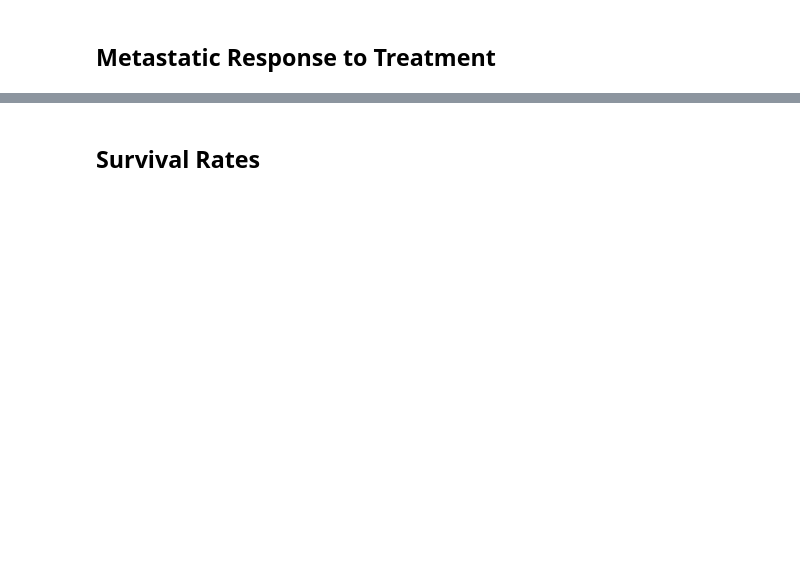
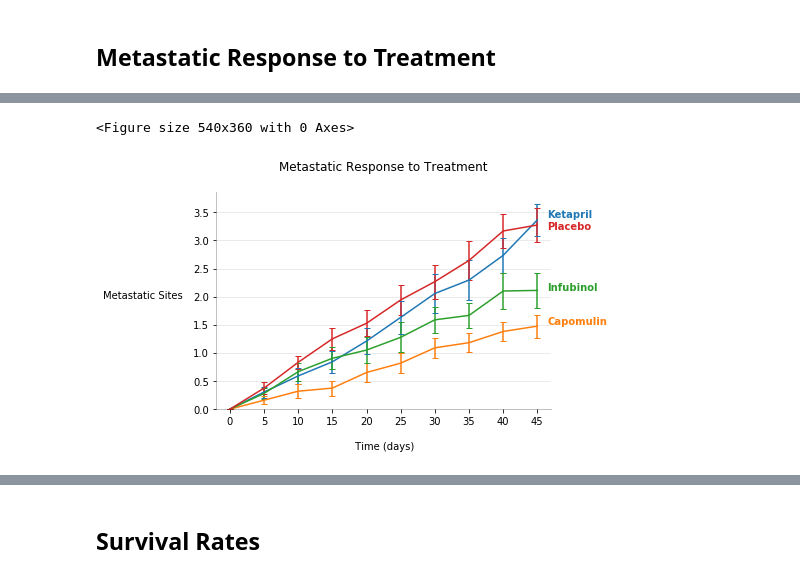
Before and after one commit to scottinsactown/Pymaceuticals, a Jupyter notebook: Pymaceuticals/pymaceuticals_starter.ipynb, the cells around one changed output, grey strips where cells are left out. Drawn from its saved outputs; the diff is of its cells as text; code cells hidden in the pictures; blank space fills up the shorter version.

```diff
--- a/Pymaceuticals/pymaceuticals_starter.ipynb
+++ b/Pymaceuticals/pymaceuticals_starter.ipynb
@@ -223,0 +149,9 @@ plt.show()
+# %%
+# Get the mean tumor volume data grouped by drug and timepoint
+df_met_mean = pd.DataFrame(drug_time_group['Metastatic Sites'].mean())
+
+# Get the standard error associated with met. sites grouped by drug and timepoint
+df_met_mean['Metastatic Sem'] = drug_time_group['Metastatic Sites'].sem()
+
+# Preview DataFrame
+df_met_mean.head()
@@ -224,3 +166,55 @@ plt.show()
+# %%
+# Generate the Plot (with Error Bars)
+# Save the Figure
+# Show the Figure
+
+# Generate the plot with error bars
+# Loop preparation
+plt.figure(figsize=(7.5,5))
+fig, ax = plt.subplots()
+
+# Loop through the dataframe to get the values for the chart
+for drug in df['Drug'].unique():
+    drug_data = df_met_mean.loc[drug].reset_index()
+    x_axis = drug_data.loc[:,'Timepoint'].values
+    y_axis = drug_data.loc[:,'Metastatic Sites'].values
+    std_err = drug_data.loc[:,'Metastatic Sem'].values
+    ax.errorbar(x_axis,y_axis,yerr=std_err,capsize=3, elinewidth=0, markeredgewidth=1,label=drug)
+
+# Set chart design basics
+plt.title('Metastatic Response to Treatment\n',weight='medium')
+plt.xlabel('\n Time (days)')
+plt.ylabel('Metastatic Sites  ',rotation=0,ha='right')
+plt.xlim(min(x_axis)-2,max(x_axis)+2)
+plt.ylim(min(df_met_mean['Metastatic Sites']),max(df_met_mean['Metastatic Sites']+.5))
+plt.grid(axis='y',alpha=.3)
+
+#If I wanted to do a traditional legend:
+#plt.legend(bbox_to_anchor=(1.04,1), borderaxespad=0,frameon=False)
+        #https://stackoverflow.com/questions/4700614/how-to-put-the-legend-out-of-the-plot
+
+# But I want to annotate here for clearer viz
+# **** way to automate color based on presets?
+plt.xticks(np.arange(min(df['Timepoint']), max(df['Timepoint']+2), 5.0))
+plt.annotate('Ketapril',(46.5,3.4),ha='left',color='C0',weight='bold')
+plt.annotate('Capomulin',(46.5,1.5),ha='left',color='C1',weight='bold')
+plt.annotate('Infubinol',(46.5,2.1),ha='left',color='C2',weight='bold')
+plt.annotate('Placebo',(46.5,3.2),ha='left',color='C3',weight='bold')
+
+# Address remaining clutter
+ax.spines['top'].set_visible(False)
+ax.spines['right'].set_visible(False)
+ax.spines['left'].set_alpha(alpha=.3)
+ax.spines['bottom'].set_alpha(alpha=.3)
+
+# Save the figure in a way that perserves special formatting
+plt.savefig('Metastatic_Sites.jpg',bbox_inches = "tight")
+
+# Show the Figure
+plt.show()
+# %% [output]
+<Figure size 540x360 with 0 Axes>
+[figure, added]
 # %% [markdown]
 ![Metastatic Spread During Treatment](../Images/spread.png)
 # %% [markdown]
```
Also changed, not shown: parts of 10 cells of this notebook.
